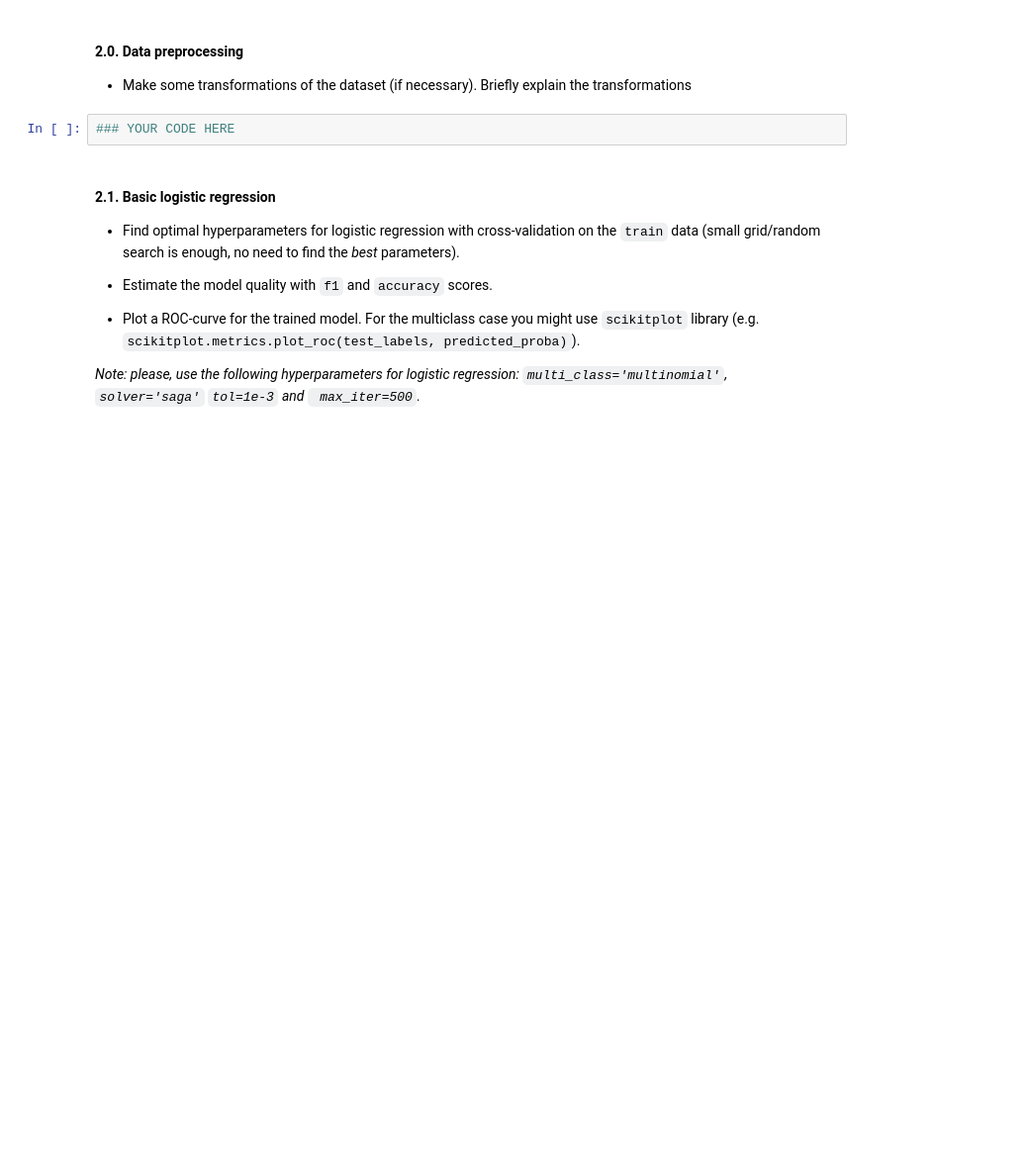
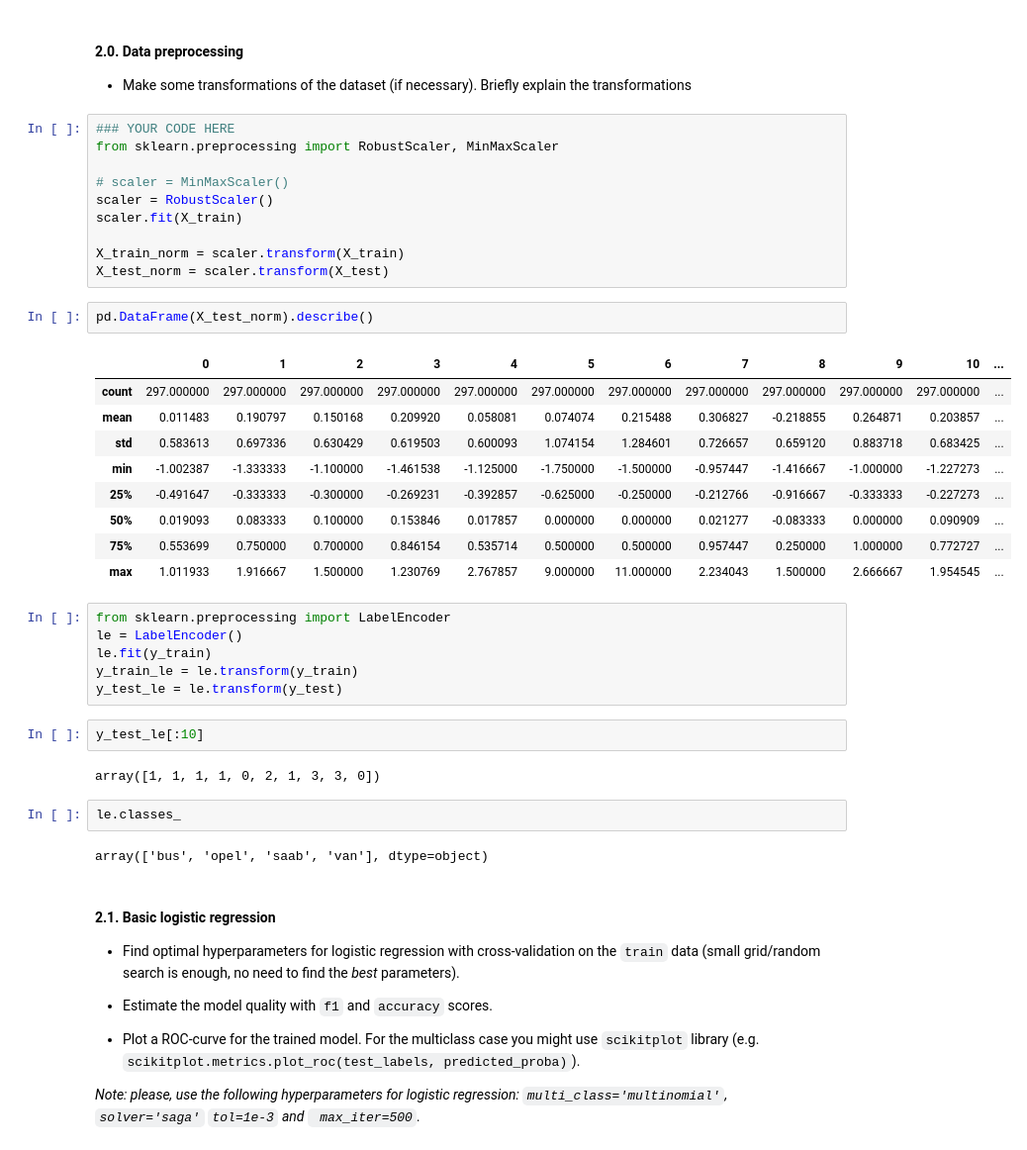
Before and after one commit to MazenHassani/ml-mipt, a Jupyter notebook: homeworks/Lab1_ML_pipeline_and_SVM/Lab1_part1_ml_pipeline.ipynb, the cells around one changed output. Shown at 99% size. Saved outputs shown, nothing was run; the diff lists cells and outputs as text; blank space fills up the shorter version.

```diff
--- a/homeworks/Lab1_ML_pipeline_and_SVM/Lab1_part1_ml_pipeline.ipynb
+++ b/homeworks/Lab1_ML_pipeline_and_SVM/Lab1_part1_ml_pipeline.ipynb
@@ -98,8 +103,42 @@ Here you are supposed to perform the desired transformations. Please, explain yo
 # %% [markdown]
 #### 2.0. Data preprocessing
 * Make some transformations of the dataset (if necessary). Briefly explain the transformations
-# %%
-### YOUR CODE HERE
+# %%
+### YOUR CODE HERE
+from sklearn.preprocessing import RobustScaler, MinMaxScaler
+
+# scaler = MinMaxScaler()
+scaler = RobustScaler()
+scaler.fit(X_train)
+
+X_train_norm = scaler.transform(X_train)
+X_test_norm = scaler.transform(X_test)
+# %%
+pd.DataFrame(X_test_norm).describe()
+# %% [output]
+|  | 0 | 1 | 2 | 3 | 4 | 5 | 6 | 7 | 8 | 9 | 10 | ... |
+| count | 297.000000 | 297.000000 | 297.000000 | 297.000000 | 297.000000 | 297.000000 | 297.000000 | 297.000000 | 297.000000 | 297.000000 | 297.000000 | ... |
+| mean | 0.011483 | 0.190797 | 0.150168 | 0.209920 | 0.058081 | 0.074074 | 0.215488 | 0.306827 | -0.218855 | 0.264871 | 0.203857 | ... |
+| std | 0.583613 | 0.697336 | 0.630429 | 0.619503 | 0.600093 | 1.074154 | 1.284601 | 0.726657 | 0.659120 | 0.883718 | 0.683425 | ... |
+| min | -1.002387 | -1.333333 | -1.100000 | -1.461538 | -1.125000 | -1.750000 | -1.500000 | -0.957447 | -1.416667 | -1.000000 | -1.227273 | ... |
+| 25% | -0.491647 | -0.333333 | -0.300000 | -0.269231 | -0.392857 | -0.625000 | -0.250000 | -0.212766 | -0.916667 | -0.333333 | -0.227273 | ... |
+| 50% | 0.019093 | 0.083333 | 0.100000 | 0.153846 | 0.017857 | 0.000000 | 0.000000 | 0.021277 | -0.083333 | 0.000000 | 0.090909 | ... |
+| 75% | 0.553699 | 0.750000 | 0.700000 | 0.846154 | 0.535714 | 0.500000 | 0.500000 | 0.957447 | 0.250000 | 1.000000 | 0.772727 | ... |
+| max | 1.011933 | 1.916667 | 1.500000 | 1.230769 | 2.767857 | 9.000000 | 11.000000 | 2.234043 | 1.500000 | 2.666667 | 1.954545 | ... |
+# %%
+from sklearn.preprocessing import LabelEncoder
+le = LabelEncoder()
+le.fit(y_train)
+y_train_le = le.transform(y_train)
+y_test_le = le.transform(y_test)
+# %%
+y_test_le[:10]
+# %% [output]
+array([1, 1, 1, 1, 0, 2, 1, 3, 3, 0])
+# %%
+le.classes_
+# %% [output]
+array(['bus', 'opel', 'saab', 'van'], dtype=object)
 # %% [markdown]
 #### 2.1. Basic logistic regression
 * Find optimal hyperparameters for logistic regression with cross-validation on the `train` data (small grid/random search is enough, no need to find the *best* parameters).
```
Also changed, not shown: parts of 16 cells of this notebook.
